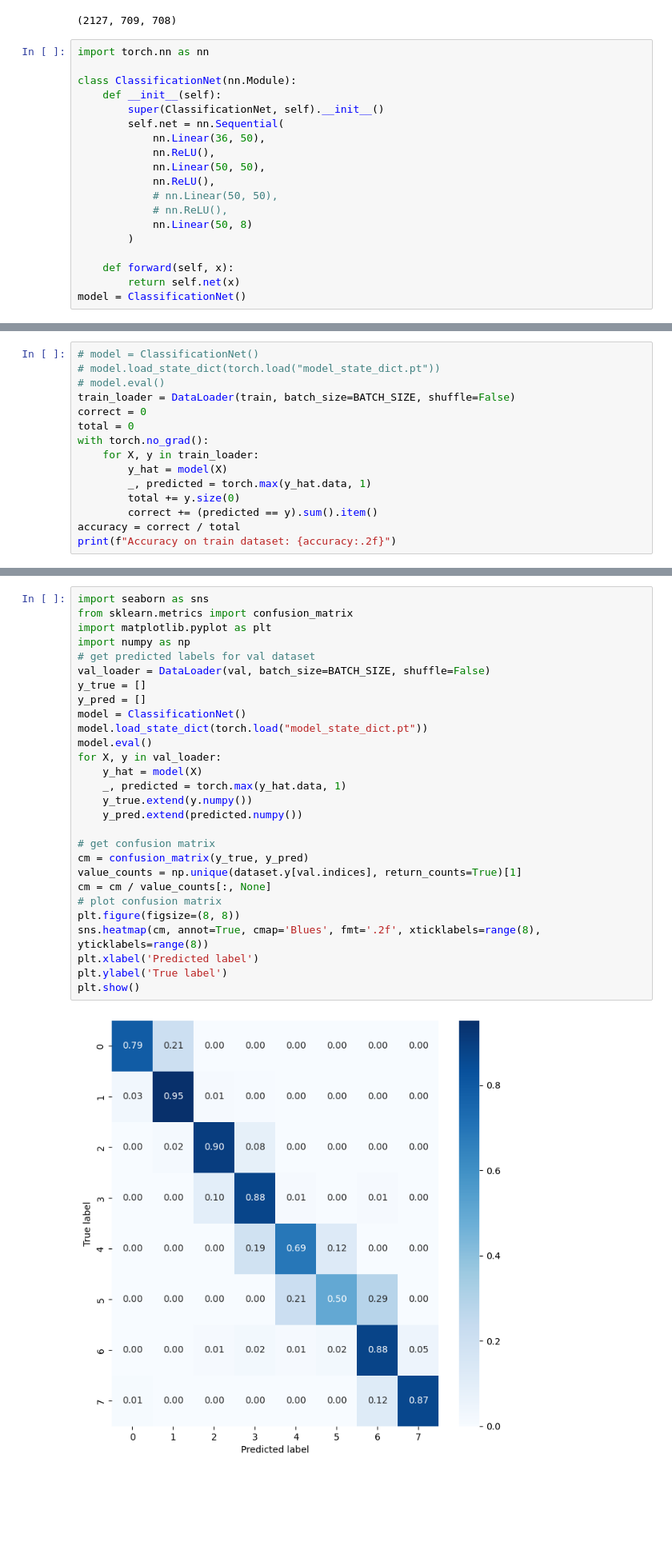
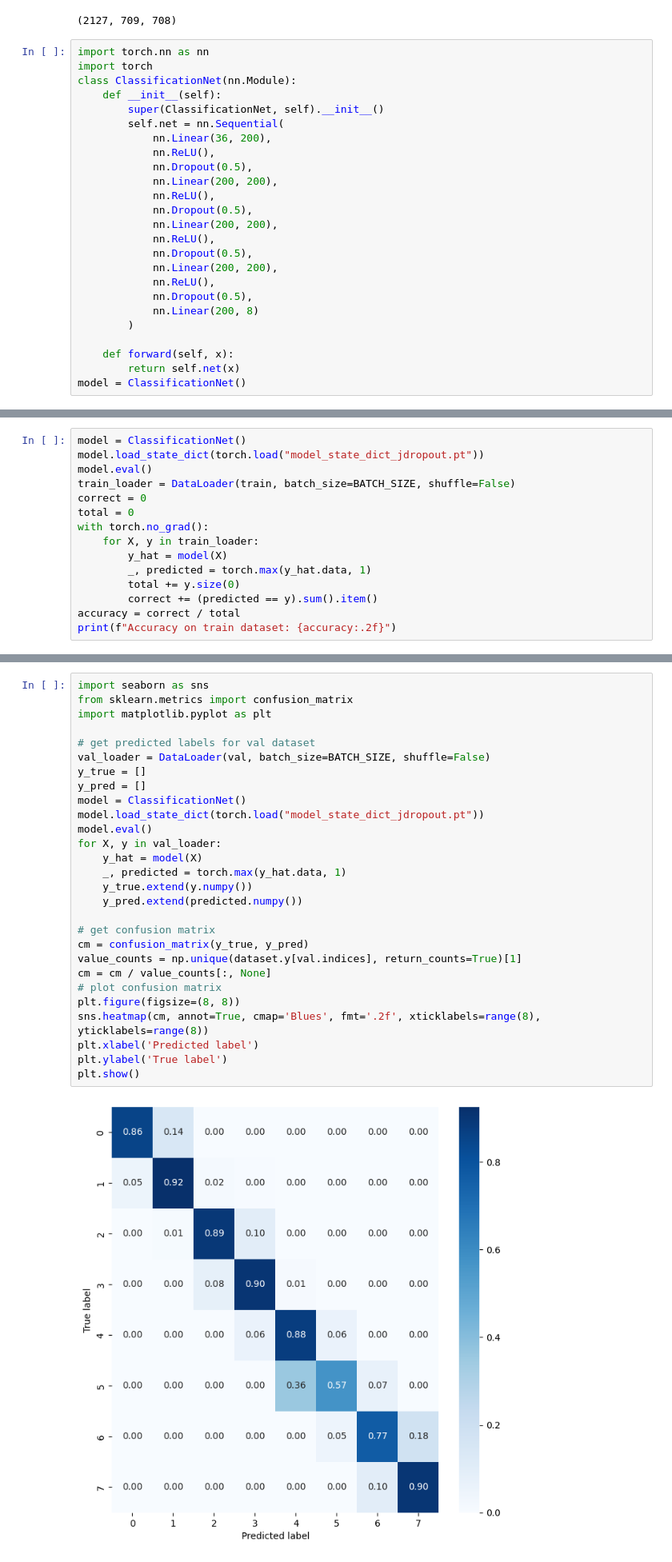
Before and after one commit to IncubyteAI/sports.ai, a Jupyter notebook: model.ipynb, the cells around one changed output, grey strips where cells are left out. Shown at 80% size. Saved outputs shown, nothing was run; the diff lists cells and outputs as text; blank space fills up the shorter version.

```diff
--- a/model.ipynb
+++ b/model.ipynb
@@ -26,18 +26,24 @@ len(train), len(val), len(test)
 (2127, 709, 708)
 # %%
 import torch.nn as nn
-
+import torch
 class ClassificationNet(nn.Module):
     def __init__(self):
         super(ClassificationNet, self).__init__()
         self.net = nn.Sequential(
-            nn.Linear(36, 50),
+            nn.Linear(36, 200),
             nn.ReLU(),
-            nn.Linear(50, 50),
+            nn.Dropout(0.5),
+            nn.Linear(200, 200),
             nn.ReLU(),
-            # nn.Linear(50, 50),
-            # nn.ReLU(),
-            nn.Linear(50, 8)
+            nn.Dropout(0.5),
+            nn.Linear(200, 200),
+            nn.ReLU(),
+            nn.Dropout(0.5),
+            nn.Linear(200, 200),
+            nn.ReLU(),
+            nn.Dropout(0.5),
+            nn.Linear(200, 8)
         )
 
     def forward(self, x):
@@ -66,7 +72,7 @@ torch.save(model.state_dict(), "model_state_dict.pt")
 # %%
-# model = ClassificationNet()
-# model.load_state_dict(torch.load("model_state_dict.pt"))
-# model.eval()
+model = ClassificationNet()
+model.load_state_dict(torch.load("model_state_dict_jdropout.pt"))
+model.eval()
 train_loader = DataLoader(train, batch_size=BATCH_SIZE, shuffle=False)
 correct = 0
 total = 0
@@ -124,30 +130,30 @@ array([[1. , 2. , 3. ],
 # %%
 import seaborn as sns
 from sklearn.metrics import confusion_matrix
 import matplotlib.pyplot as plt
-import numpy as np
+
 # get predicted labels for val dataset
 val_loader = DataLoader(val, batch_size=BATCH_SIZE, shuffle=False)
 y_true = []
 y_pred = []
 model = ClassificationNet()
-model.load_state_dict(torch.load("model_state_dict.pt"))
+model.load_state_dict(torch.load("model_state_dict_jdropout.pt"))
 model.eval()
 for X, y in val_loader:
     y_hat = model(X)
     _, predicted = torch.max(y_hat.data, 1)
     y_true.extend(y.numpy())
     y_pred.extend(predicted.numpy())
 
 # get confusion matrix
 cm = confusion_matrix(y_true, y_pred)
 value_counts = np.unique(dataset.y[val.indices], return_counts=True)[1]
 cm = cm / value_counts[:, None]
 # plot confusion matrix
 plt.figure(figsize=(8, 8))
 sns.heatmap(cm, annot=True, cmap='Blues', fmt='.2f', xticklabels=range(8), yticklabels=range(8))
 plt.xlabel('Predicted label')
 plt.ylabel('True label')
 plt.show()
 # %% [output]
-[figure, old version]
+[figure, new version]
```
Also changed, not shown: parts of 5 cells of this notebook.
